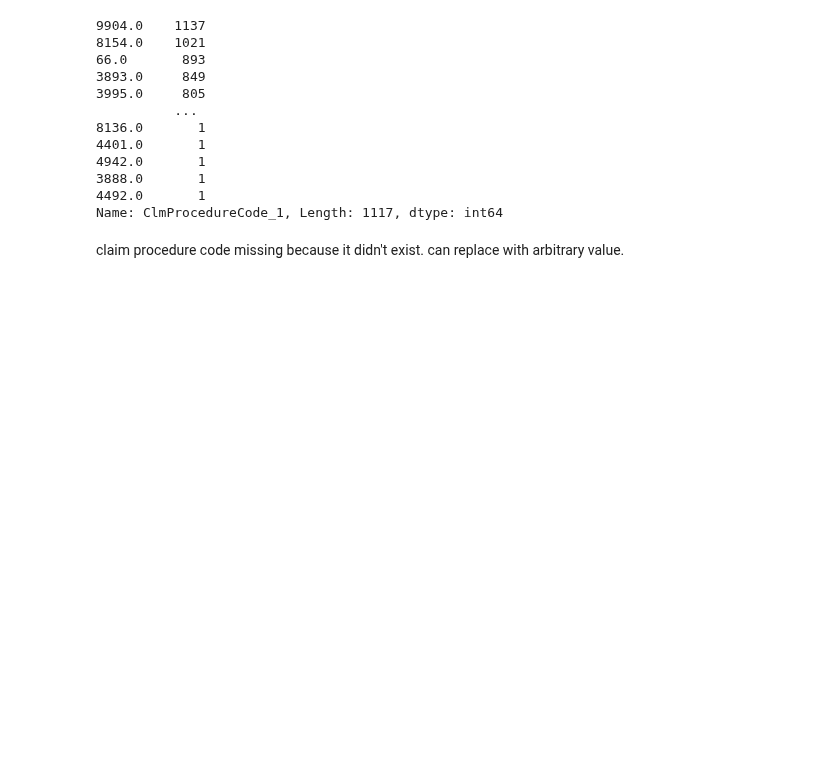
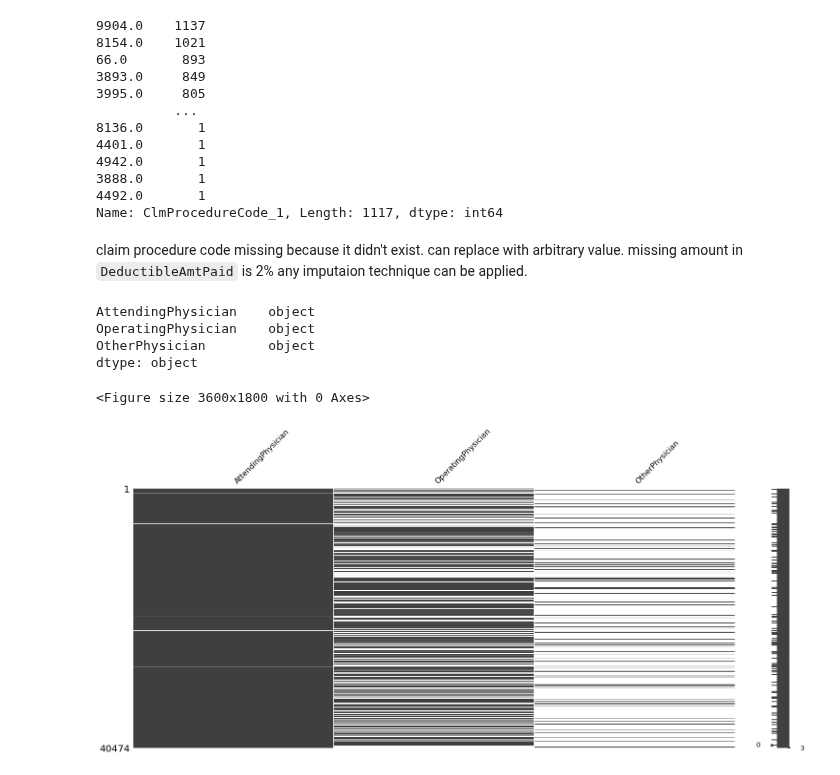
Before and after one commit to ashen007/MedicalCostPrediction-insurance_fraudDetection, a Jupyter notebook: notebooks/data quality/missing values.ipynb, the cells around one changed output. Cells and saved outputs as stored; diff of their text form; code cells hidden in the pictures; blank space fills up the shorter version.

```diff
--- a/notebooks/data quality/missing values.ipynb
+++ b/notebooks/data quality/missing values.ipynb
@@ -114,3 +146,20 @@ checker_in.cardinality(feature='ClmProcedureCode_1')
 Name: ClmProcedureCode_1, Length: 1117, dtype: int64
 # %% [markdown]
 claim procedure code missing because it didn't exist. can replace with arbitrary value.
+missing amount in `DeductibleAmtPaid` is 2% any imputaion technique can be applied.
+# %%
+inpatient_data[['AttendingPhysician',
+                'OperatingPhysician',
+                'OtherPhysician']].dtypes
+# %% [output]
+AttendingPhysician    object
+OperatingPhysician    object
+OtherPhysician        object
+dtype: object
+# %%
+checker_in.render_missing_matrix(['AttendingPhysician',
+                                  'OperatingPhysician',
+                                  'OtherPhysician'])
+# %% [output]
+<Figure size 3600x1800 with 0 Axes>
+[figure, added]
```
Also changed, not shown: parts of 6 cells of this notebook.
